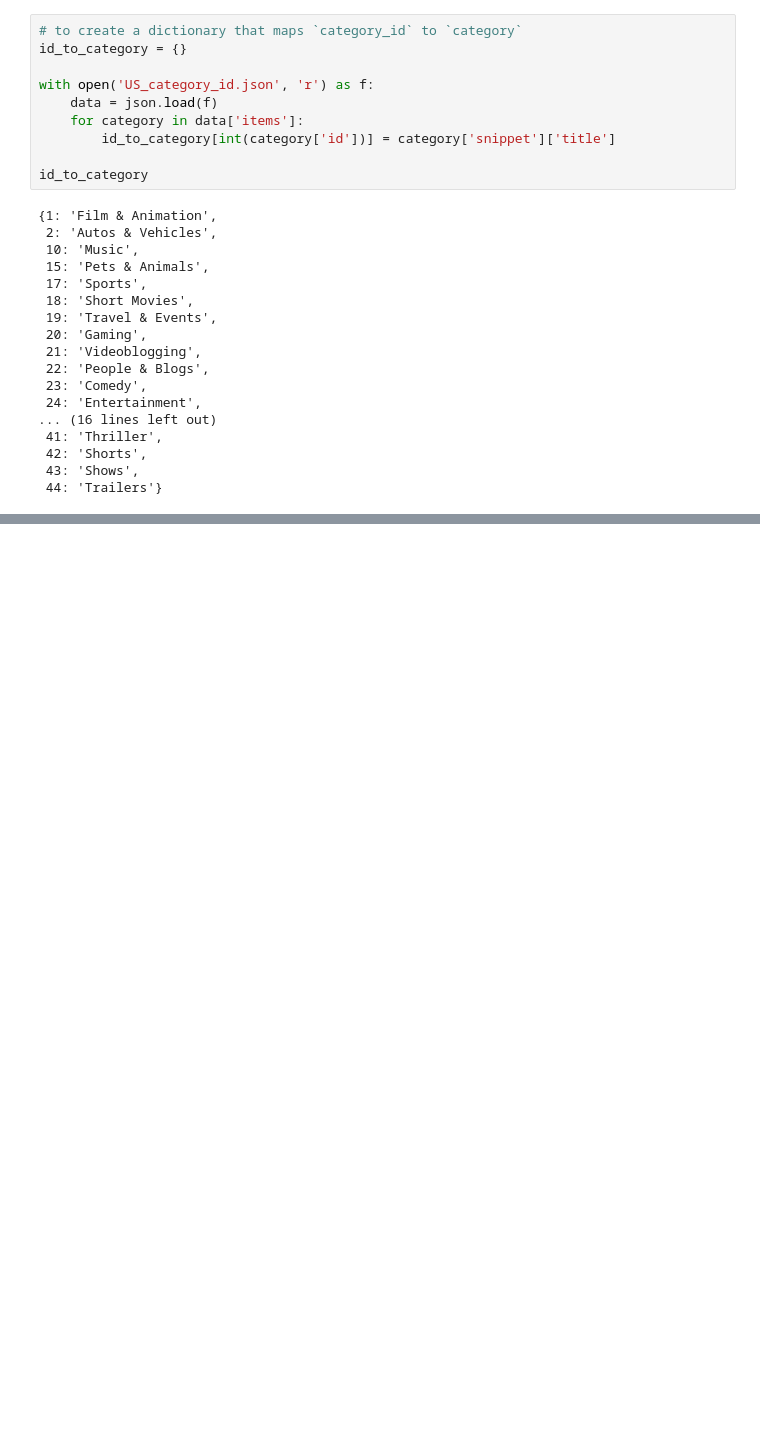
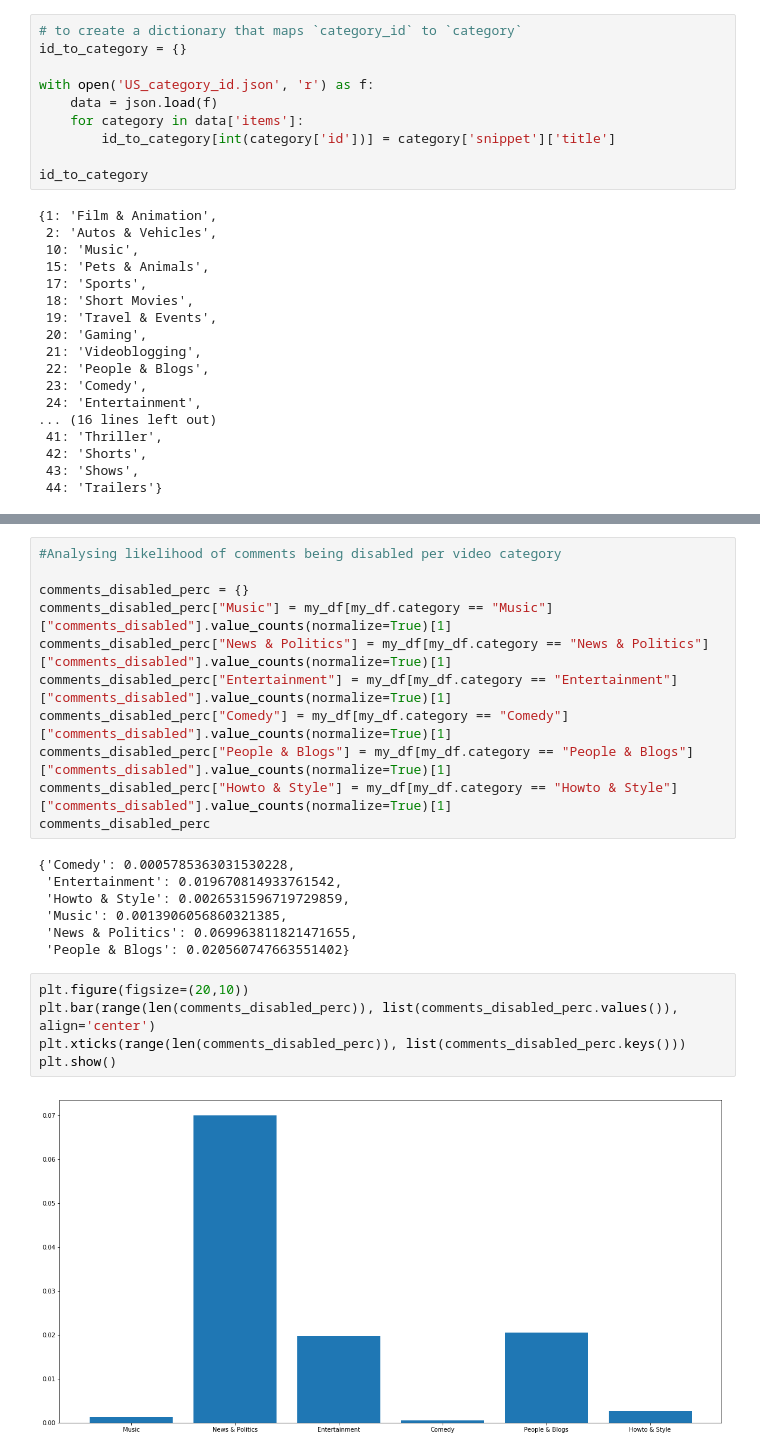
Before and after one commit to RadiusVector/tmd2019, a Jupyter notebook: YT Trending Analysis.ipynb, the cells around one changed output, grey strips where cells are left out. Cells and saved outputs as stored; diff of their text form; blank space fills up the shorter version.

Commit message:
Further analysis

```diff
--- a/YT Trending Analysis.ipynb
+++ b/YT Trending Analysis.ipynb
@@ -90,0 +138,25 @@ plt.show()
+# %%
+#Analysing likelihood of comments being disabled per video category
+
+comments_disabled_perc = {}
+comments_disabled_perc["Music"] = my_df[my_df.category == "Music"]["comments_disabled"].value_counts(normalize=True)[1]
+comments_disabled_perc["News & Politics"] = my_df[my_df.category == "News & Politics"]["comments_disabled"].value_counts(normalize=True)[1]
+comments_disabled_perc["Entertainment"] = my_df[my_df.category == "Entertainment"]["comments_disabled"].value_counts(normalize=True)[1]
+comments_disabled_perc["Comedy"] = my_df[my_df.category == "Comedy"]["comments_disabled"].value_counts(normalize=True)[1]
+comments_disabled_perc["People & Blogs"] = my_df[my_df.category == "People & Blogs"]["comments_disabled"].value_counts(normalize=True)[1]
+comments_disabled_perc["Howto & Style"] = my_df[my_df.category == "Howto & Style"]["comments_disabled"].value_counts(normalize=True)[1]
+comments_disabled_perc
+# %% [output]
+{'Comedy': 0.0005785363031530228,
+ 'Entertainment': 0.019670814933761542,
+ 'Howto & Style': 0.0026531596719729859,
+ 'Music': 0.0013906056860321385,
+ 'News & Politics': 0.069963811821471655,
+ 'People & Blogs': 0.020560747663551402}
+# %%
+plt.figure(figsize=(20,10))
+plt.bar(range(len(comments_disabled_perc)), list(comments_disabled_perc.values()), align='center')
+plt.xticks(range(len(comments_disabled_perc)), list(comments_disabled_perc.keys()))
+plt.show()
+# %% [output]
+[figure, added]
```
Also changed, not shown: parts of 8 cells of this notebook.
